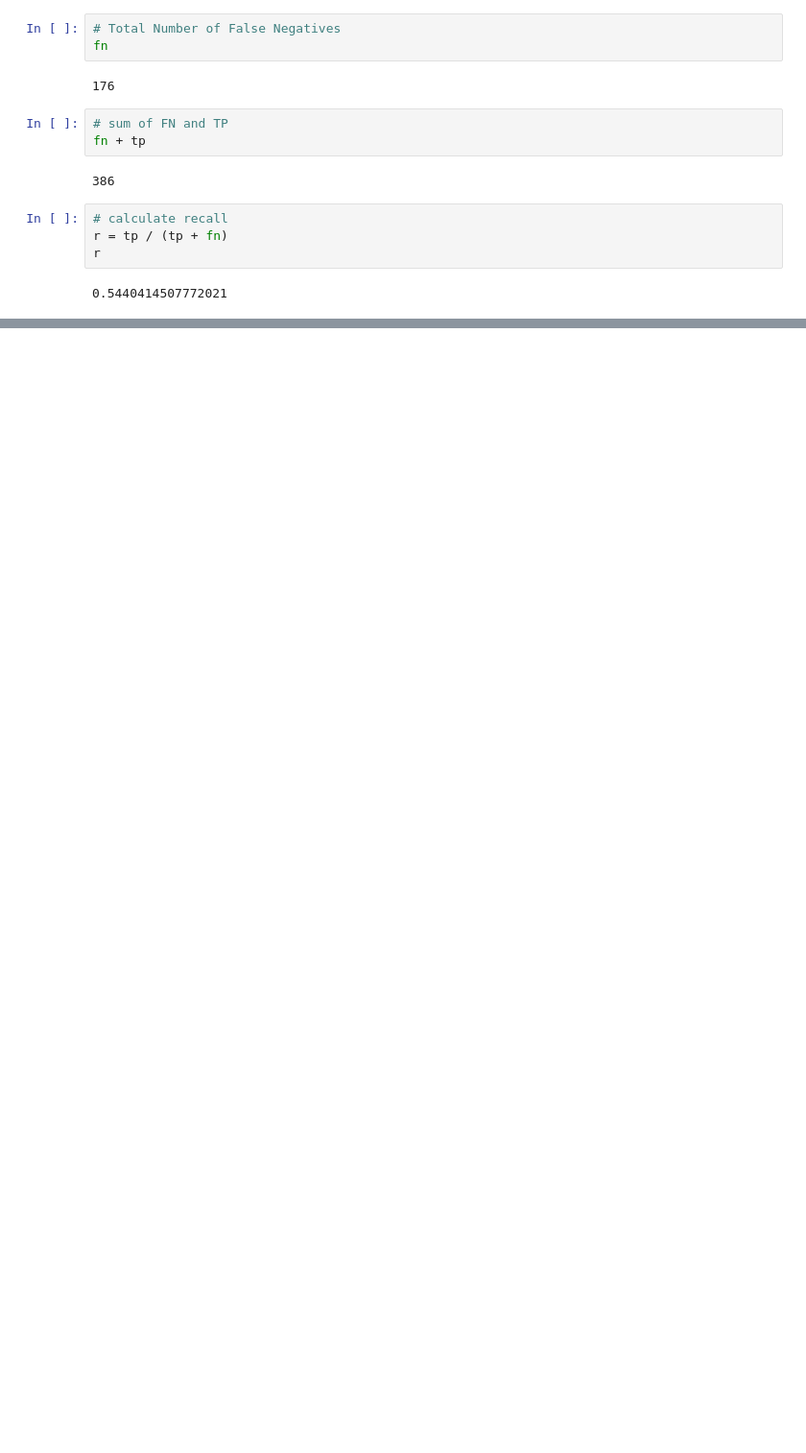
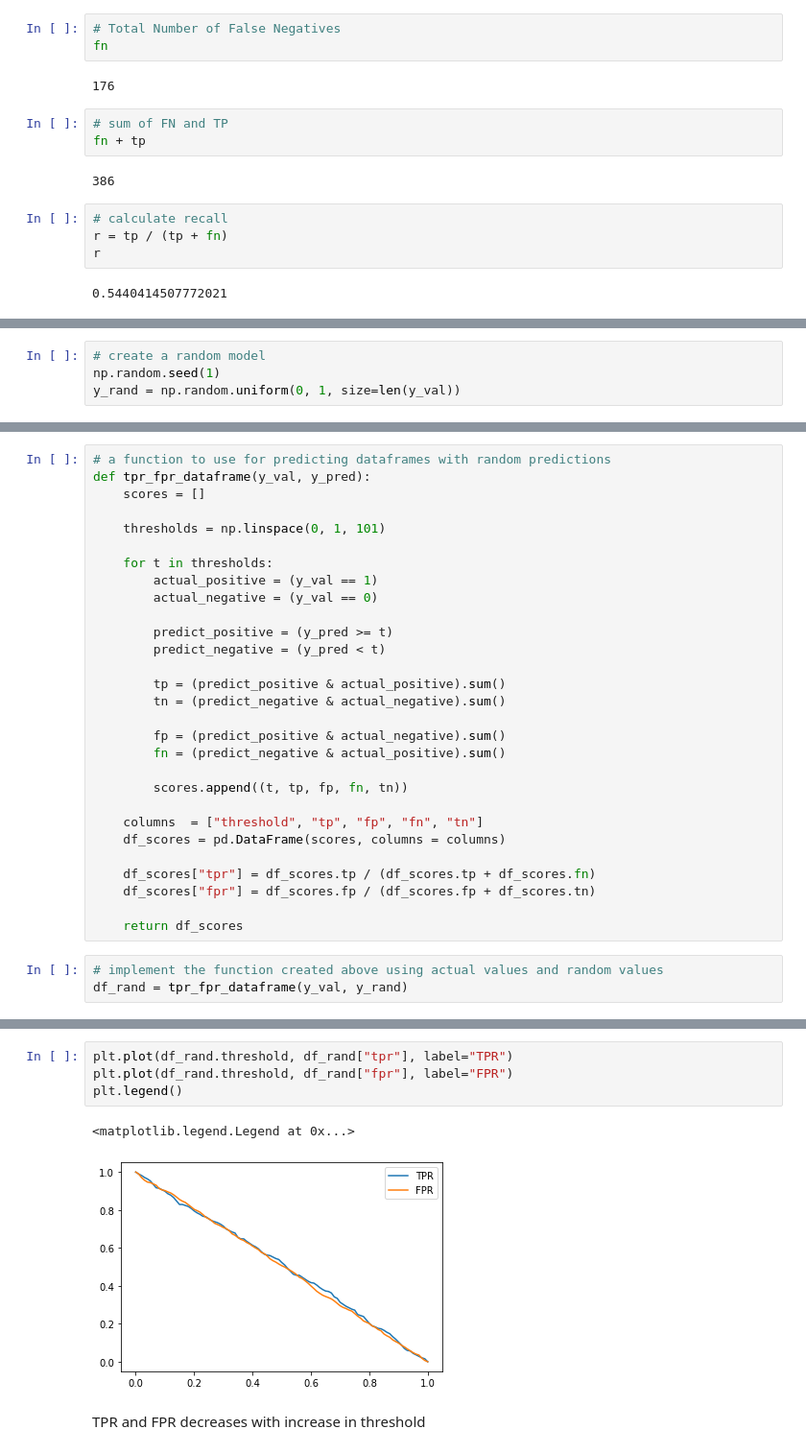
Before and after one commit to AiJared/ML-Roadmap, a Jupyter notebook: Classification/Churn Prediction Model Evaluation/Churn Prediction Model Evaluation.ipynb, the cells around one changed output, grey strips where cells are left out. Shown: that part at 96% size. Saved outputs shown, nothing was run; the diff lists cells and outputs as text; blank space fills up the shorter version.

Commit message:
Random Model

```diff
--- a/Classification/Churn Prediction Model Evaluation/Churn Prediction Model Evaluation.ipynb
+++ b/Classification/Churn Prediction Model Evaluation/Churn Prediction Model Evaluation.ipynb
@@ -869,0 +872,4 @@ plt.legend()
+# %%
+# create a random model
+np.random.seed(1)
+y_rand = np.random.uniform(0, 1, size=len(y_val))
@@ -869,0 +881,32 @@ plt.legend()
+# %%
+# a function to use for predicting dataframes with random predictions
+def tpr_fpr_dataframe(y_val, y_pred):
+    scores = []
+
+    thresholds = np.linspace(0, 1, 101)
+
+    for t in thresholds:
+        actual_positive = (y_val == 1)
+        actual_negative = (y_val == 0)
+
+        predict_positive = (y_pred >= t)
+        predict_negative = (y_pred < t)
+
+        tp = (predict_positive & actual_positive).sum()
+        tn = (predict_negative & actual_negative).sum()
+
+        fp = (predict_positive & actual_negative).sum()
+        fn = (predict_negative & actual_positive).sum()
+
+        scores.append((t, tp, fp, fn, tn))
+
+    columns  = ["threshold", "tp", "fp", "fn", "tn"]
+    df_scores = pd.DataFrame(scores, columns = columns)
+
+    df_scores["tpr"] = df_scores.tp / (df_scores.tp + df_scores.fn)
+    df_scores["fpr"] = df_scores.fp / (df_scores.fp + df_scores.tn)
+
+    return df_scores
+# %%
+# implement the function created above using actual values and random values
+df_rand = tpr_fpr_dataframe(y_val, y_rand)
@@ -869,0 +928,9 @@ plt.legend()
+# %%
+plt.plot(df_rand.threshold, df_rand["tpr"], label="TPR")
+plt.plot(df_rand.threshold, df_rand["fpr"], label="FPR")
+plt.legend()
+# %% [output]
+<matplotlib.legend.Legend at 0x...>
+[figure, added]
+# %% [markdown]
+TPR and FPR decreases with increase in threshold
```
Also changed, not shown: parts of 23 cells of this notebook.
